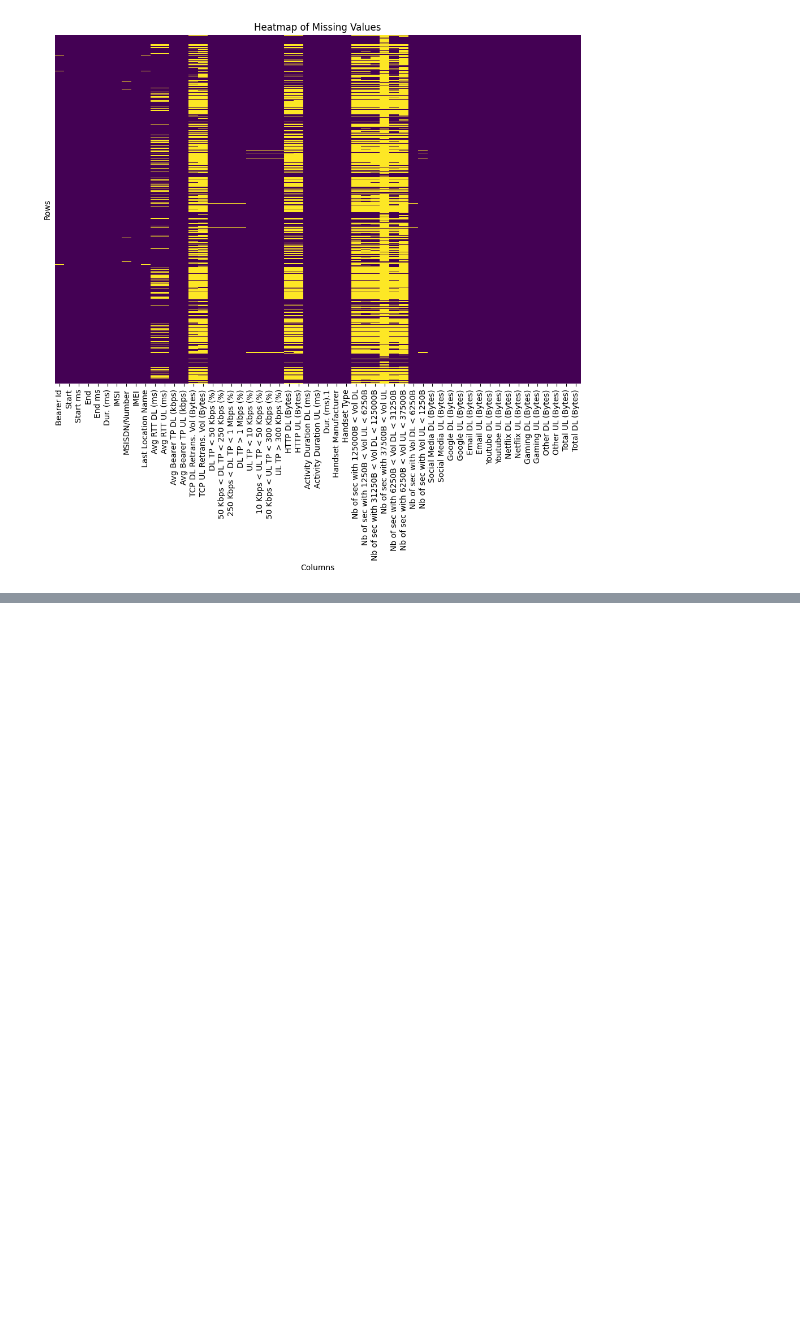
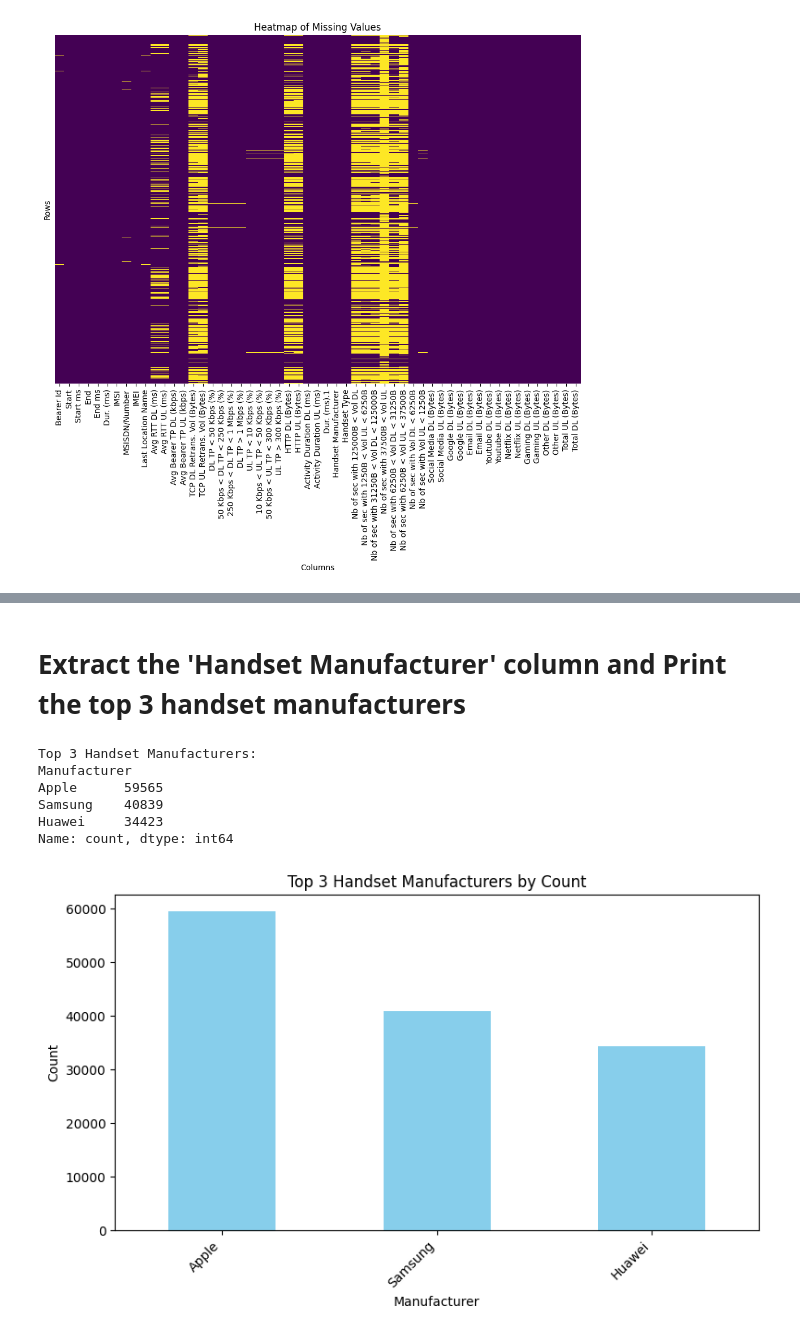
Before and after one commit to Ermi23/Telecom-Analysis, a Jupyter notebook: notebooks/overview_and_engagment_analysis.ipynb, the cells around one changed output, grey strips where cells are left out. Drawn from its saved outputs; the diff is of its cells as text; code cells hidden in the pictures; blank space fills up the shorter version.

```diff
--- a/notebooks/overview_and_engagment_analysis.ipynb
+++ b/notebooks/overview_and_engagment_analysis.ipynb
@@ -173,0 +235,17 @@ analysis.plot_missing_values_heatmap()
+# %% [markdown]
+# Extract the 'Handset Manufacturer' column and Print the top 3 handset manufacturers
+# %%
+# Get top 3 handset manufacturers
+top_3_manufacturers = analysis.get_top_3_manufacturers()
+
+# Plot the top 3 handset manufacturers if data is available
+if top_3_manufacturers is not None:
+    analysis.plot_top_3_manufacturers(top_3_manufacturers)
+# %% [output]
+Top 3 Handset Manufacturers:
+Manufacturer
+Apple      59565
+Samsung    40839
+Huawei     34423
+Name: count, dtype: int64
+[figure, added]
```
Also changed, not shown: parts of 27 cells of this notebook, 1 other file.
